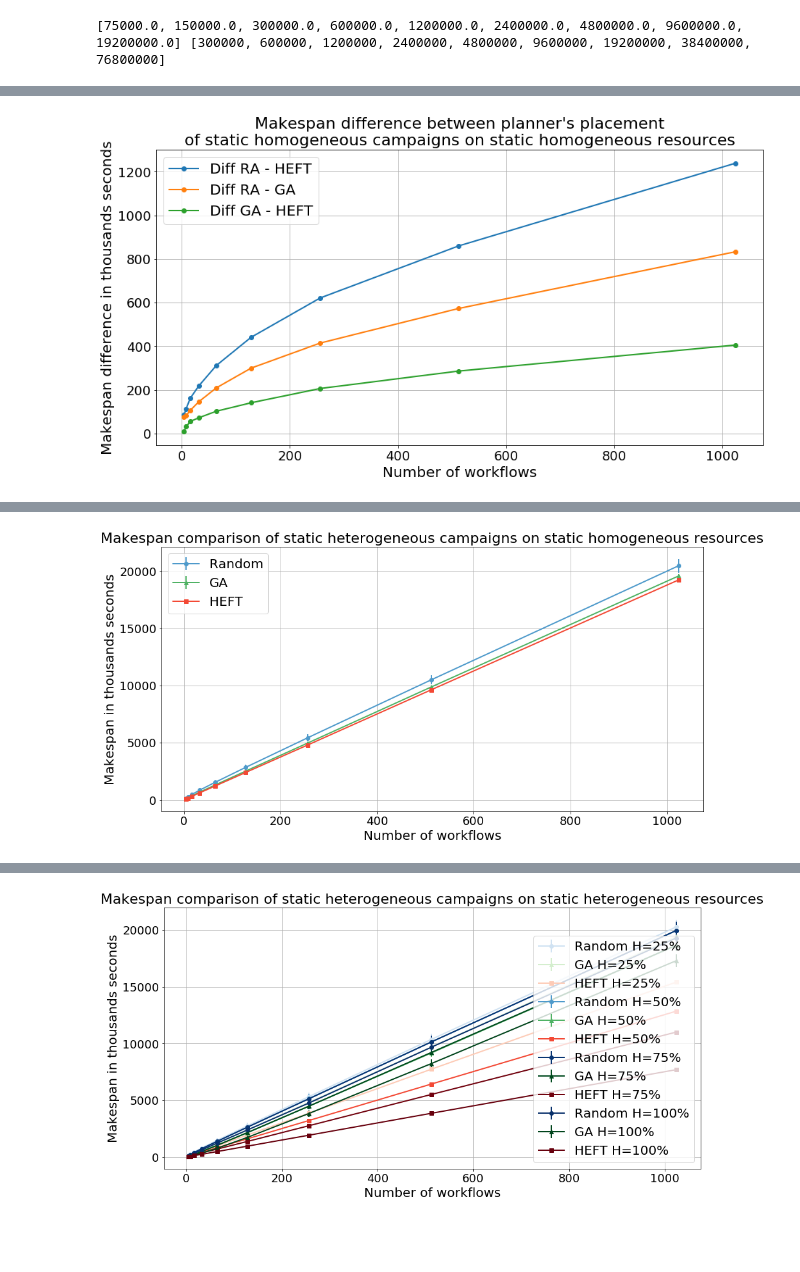
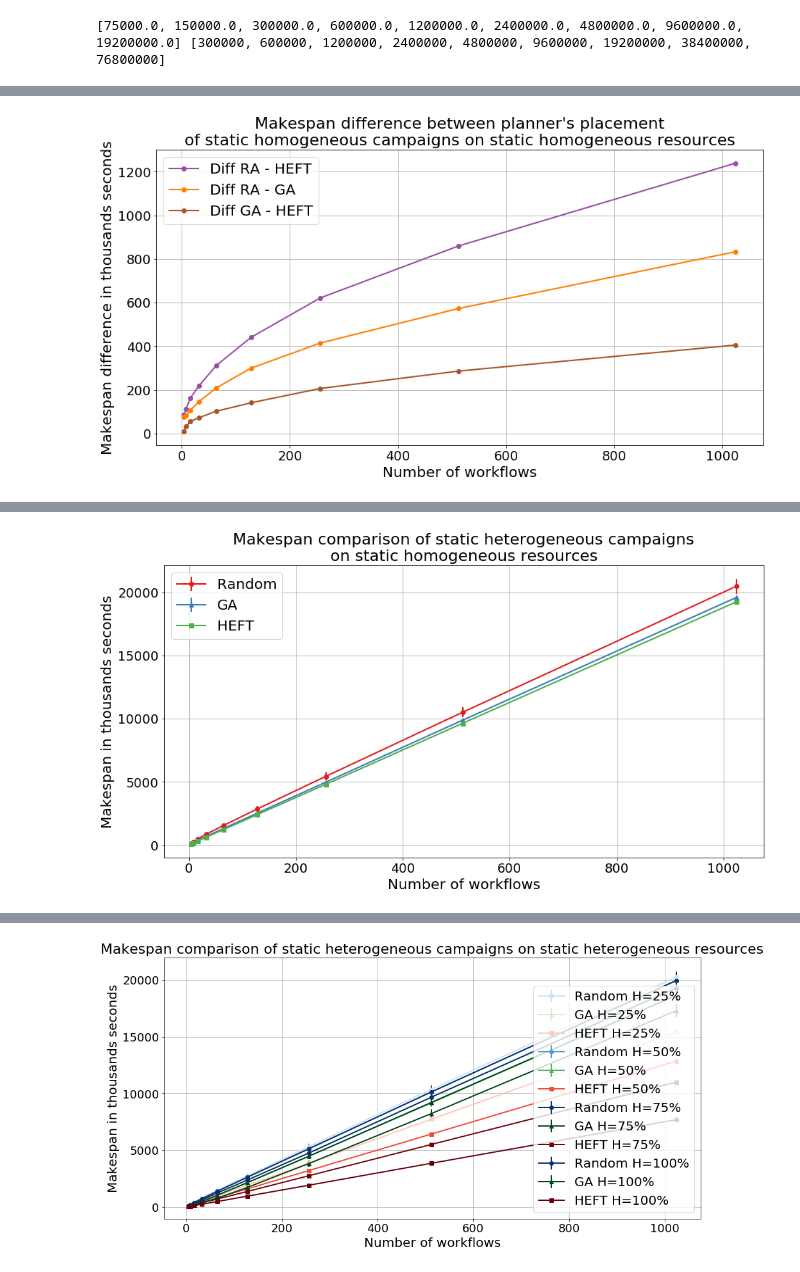
Before and after one commit to radical-project/campaign_manager, a Jupyter notebook: experiments/Experiment1.ipynb, the cells around one changed output, grey strips where cells are left out. Cells and saved outputs as stored; diff of their text form; code cells hidden in the pictures; blank space fills up the shorter version.

```diff
--- a/experiments/Experiment1.ipynb
+++ b/experiments/Experiment1.ipynb
@@ -19,6 +19,7 @@ reds = cm.get_cmap(plt.get_cmap('Reds'))
 oranges = cm.get_cmap(plt.get_cmap('Oranges'))
 purples = cm.get_cmap(plt.get_cmap('Purples'))
 greys = cm.get_cmap(plt.get_cmap('Greys'))
+set1 = cm.get_cmap(plt.get_cmap('Set1'))
 
 from IPython.core.display import display, HTML
 display(HTML("<style>.container { width:100% !important; }</style>"))
@@ -106,9 +108,9 @@ DiffStHomoCamp_4StHomoResHE = abs(StHomoCampaigns_4StHomoResources_makespan_mean
 DiffStHomoCamp_4StHomoResGA = abs(StHomoCampaigns_4StHomoResources_makespan_means.xs('RANDOM')['makespan'].values - StHomoCampaigns_4StHomoResources_makespan_means.xs('GA')['makespan'].values)
 DiffStHomoCamp_4StHomoResHEGA = (StHomoCampaigns_4StHomoResources_makespan_means.xs('GA')['makespan'].values - StHomoCampaigns_4StHomoResources_makespan_means.xs('HEFT')['makespan'].values)
 fig,axis = plt.subplots(nrows=1,ncols=1,figsize=(15,7.5))
-_ = axis.plot(StHomoCampaigns_4StHomoResources_makespan_means.xs('RANDOM').index, DiffStHomoCamp_4StHomoResHE, marker='o',linewidth=2, label='Diff RA - HEFT')
-_ = axis.plot(StHomoCampaigns_4StHomoResources_makespan_means.xs('RANDOM').index, DiffStHomoCamp_4StHomoResGA, marker='o',linewidth=2, label='Diff RA - GA')
-_ = axis.plot(StHomoCampaigns_4StHomoResources_makespan_means.xs('RANDOM').index, DiffStHomoCamp_4StHomoResHEGA, marker='o',linewidth=2, label='Diff GA - HEFT')
+_ = axis.plot(StHomoCampaigns_4StHomoResources_makespan_means.xs('RANDOM').index, DiffStHomoCamp_4StHomoResHE, marker='o',linewidth=2, label='Diff RA - HEFT', color=set1(3))
+_ = axis.plot(StHomoCampaigns_4StHomoResources_makespan_means.xs('RANDOM').index, DiffStHomoCamp_4StHomoResGA, marker='o',linewidth=2, label='Diff RA - GA', color=set1(4))
+_ = axis.plot(StHomoCampaigns_4StHomoResources_makespan_means.xs('RANDOM').index, DiffStHomoCamp_4StHomoResHEGA, marker='o',linewidth=2, label='Diff GA - HEFT', color=set1(6))
 #_ = axis.set_yscale('symlog')
 _ = axis.set_ylabel('Makespan difference in thousands seconds',fontsize=20)
 _ = axis.set_xlabel('Number of workflows',fontsize=20)
@@ -119,7 +121,7 @@ _ = axis.legend(fontsize=20)
 _ = axis.set_title("Makespan difference between planner's placement\nof static homogeneous campaigns on static homogeneous resources", fontsize=22)
 fig.savefig('StHomoCampaigns_4StHomoResources_diff.png',bbox_inches='tight')
 # %% [output]
-[figure, old version]
+[figure, new version]
 # %%
 StHeteroCampaigns_4StHomoResources = pd.read_csv('StHeteroCampaigns_4StHomoResources.csv')
 StHeteroCampaigns_4StHomoResources.reset_index(drop='index',inplace=True)
@@ -195,20 +197,20 @@ HEFT    4       0.000000  9.780582e-09
         1024  602.665442  1.300358e-05
 # %%
 fig,axis = plt.subplots(nrows=1,ncols=1,figsize=(15,7.5))
-_ = axis.errorbar(StHeteroCampaigns_4StHomoResources_makespan_means.xs('RANDOM').index,StHeteroCampaigns_4StHomoResources_makespan_means.xs('RANDOM')['makespan'].values,StHeteroCampaigns_4StHomoResources_makespan_stds.xs('RANDOM')['makespan'].values, color=blues(150),marker='o',label='Random',linewidth=2)
-_ = axis.errorbar(StHeteroCampaigns_4StHomoResources_makespan_means.xs('GA').index, StHeteroCampaigns_4StHomoResources_makespan_means.xs('GA')['makespan'].values,StHeteroCampaigns_4StHomoResources_makespan_stds.xs('GA')['makespan'].values, color=greens(150),marker='^',label='GA',linewidth=2)
-_ = axis.errorbar(StHeteroCampaigns_4StHomoResources_makespan_means.xs('HEFT').index,StHeteroCampaigns_4StHomoResources_makespan_means.xs('HEFT')['makespan'].values,marker='s',label='HEFT', color=reds(150),linewidth=2)
+_ = axis.errorbar(StHeteroCampaigns_4StHomoResources_makespan_means.xs('RANDOM').index,StHeteroCampaigns_4StHomoResources_makespan_means.xs('RANDOM')['makespan'].values,StHeteroCampaigns_4StHomoResources_makespan_stds.xs('RANDOM')['makespan'].values, color=set1(0),marker='o',label='Random',linewidth=2)
+_ = axis.errorbar(StHeteroCampaigns_4StHomoResources_makespan_means.xs('GA').index, StHeteroCampaigns_4StHomoResources_makespan_means.xs('GA')['makespan'].values,StHeteroCampaigns_4StHomoResources_makespan_stds.xs('GA')['makespan'].values, color=set1(1),marker='^',label='GA',linewidth=2)
+_ = axis.errorbar(StHeteroCampaigns_4StHomoResources_makespan_means.xs('HEFT').index,StHeteroCampaigns_4StHomoResources_makespan_means.xs('HEFT')['makespan'].values,marker='s',label='HEFT', color=set1(2),linewidth=2)
 #_ = axis.fill_between(workflows_sizes,min_vals, max_vals, color=greens(250), alpha=0.2)
 _ = axis.set_ylabel('Makespan in thousands seconds',fontsize=20)
 _ = axis.set_xlabel('Number of workflows',fontsize=20)
 _ = axis.set_xticklabels(axis.get_xticks().astype('int').tolist(),fontsize=18)
 _ = axis.set_yticklabels((axis.get_yticks()/1000).astype('int').tolist(),fontsize=18)
 _ = axis.grid('on')
-_ = axis.set_title('Makespan comparison of static heterogeneous campaigns on static homogeneous resources', fontsize=22)
+_ = axis.set_title('Makespan comparison of static heterogeneous campaigns\non static homogeneous resources', fontsize=22)
 _ = axis.legend(fontsize=20)
 fig.savefig('StHeteroCampaigns_4StHomoResources.png',bbox_inches='tight')
 # %% [output]
-[figure, old version]
+[figure, new version]
 # %%
 DiffStHeteroCamp_4StHomoResHE = abs(StHeteroCampaigns_4StHomoResources_makespan_means.xs('RANDOM')['makespan'].values - StHeteroCampaigns_4StHomoResources_makespan_means.xs('HEFT')['makespan'].values)
 DiffStHeteroCamp_4StHomoResGA = abs(StHeteroCampaigns_4StHomoResources_makespan_means.xs('RANDOM')['makespan'].values - StHeteroCampaigns_4StHomoResources_makespan_means.xs('GA')['makespan'].values)
```
Also changed, not shown: parts of 5 cells of this notebook, 3 other files.
